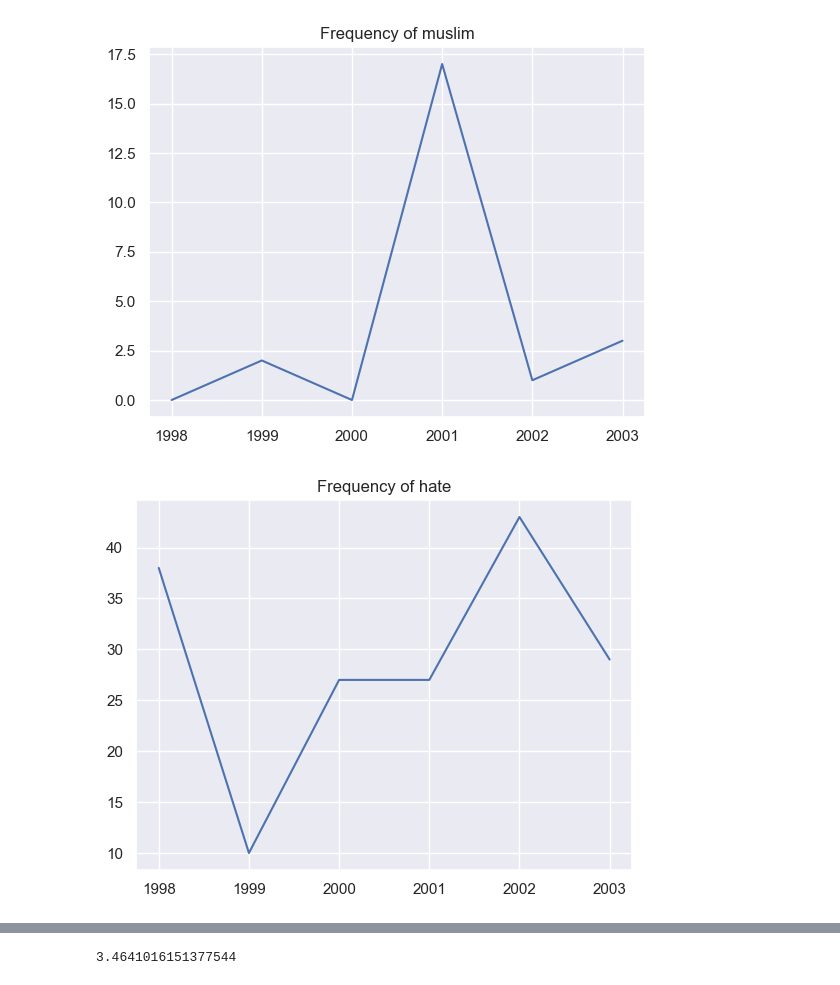
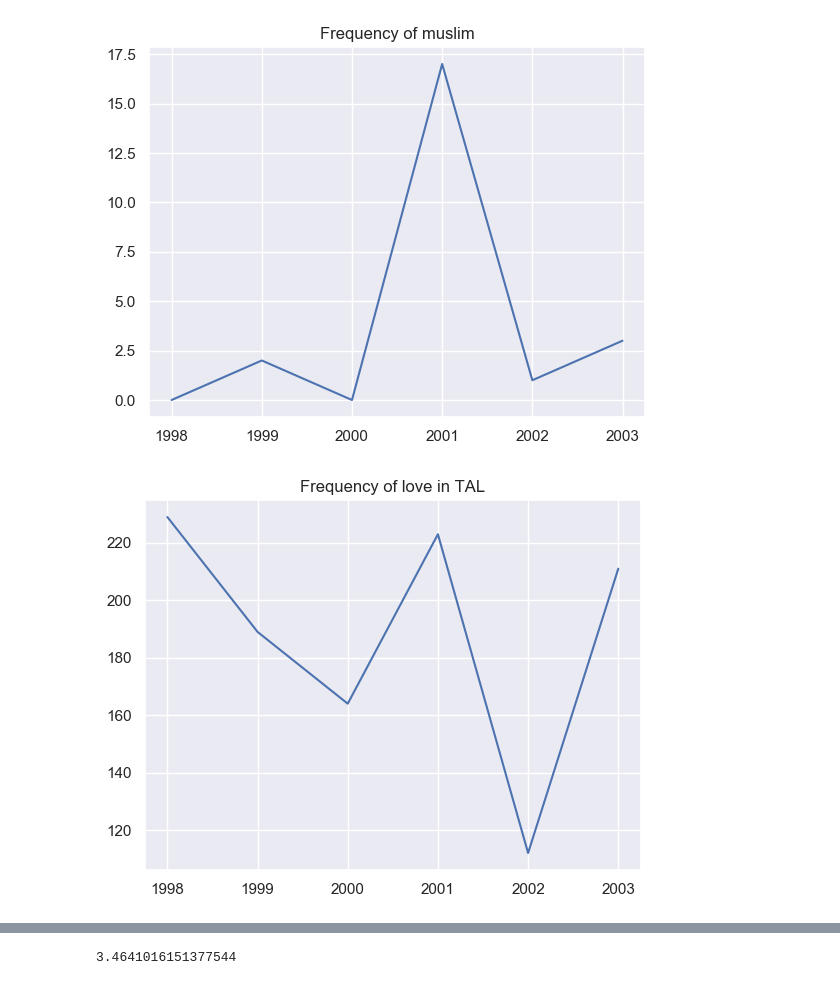
Before and after one commit to laurenjli/nlp-tal, a Jupyter notebook: events_analysis.ipynb, the cells around one changed output, grey strips where cells are left out. Cells and saved outputs as stored; diff of their text form; code cells hidden in the pictures.

```diff
--- a/events_analysis.ipynb
+++ b/events_analysis.ipynb
@@ -454,7 +481,7 @@ plot_count(tal_df,[1998,1999,2000,2001,2002,2003],'muslim')
 # %% [output]
 [figure]
 # %%
-plot_count(tal_df,[1998,1999,2000,2001,2002,2003],'hate')
+plot_count(tal_df,[1998,1999,2000,2001,2002,2003],'love')
 # %% [output]
-[figure, old version]
+[figure, new version]
 # %%
```
Also changed, not shown: parts of 49 cells of this notebook, 1 other file.
